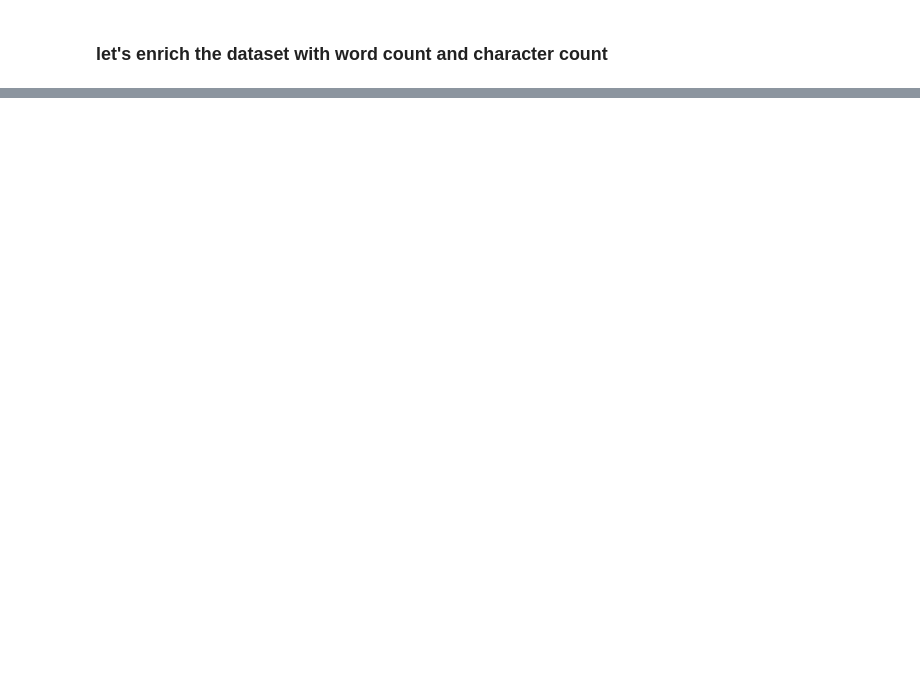
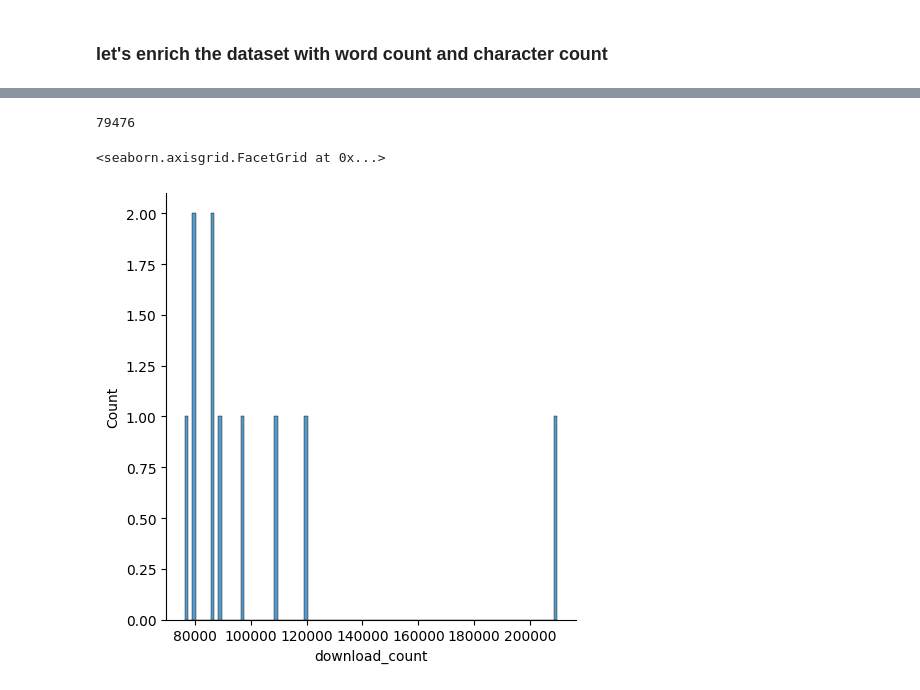
Before and after one commit to lxmuresan/youwritelike, a Jupyter notebook: exploration/exploration.ipynb, the cells around one changed output, grey strips where cells are left out. Cells and saved outputs as stored; diff of their text form; code cells hidden in the pictures; blank space fills up the shorter version.

```diff
--- a/exploration/exploration.ipynb
+++ b/exploration/exploration.ipynb
@@ -228,0 +312,11 @@ books_df
+# %%
+# look for shakespear download count
+books_df[books_df['authors'] == 'Austen Jane']['download_count'].sum()
+# %% [output]
+79476
+# %%
+# plotting the most popular authors
+sns.displot(books_df.groupby('authors')['download_count'].sum().sort_values(ascending=False).head(10), bins=100)
+# %% [output]
+<seaborn.axisgrid.FacetGrid at 0x...>
+[figure, added]
```
Also changed, not shown: parts of 24 cells of this notebook, 1 other file.
